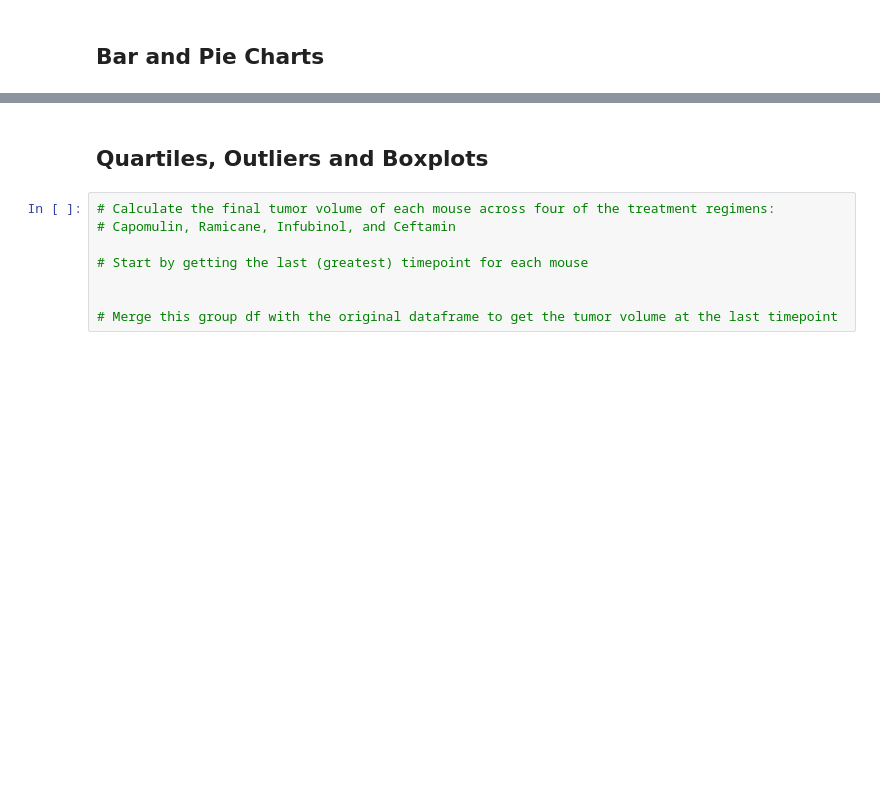
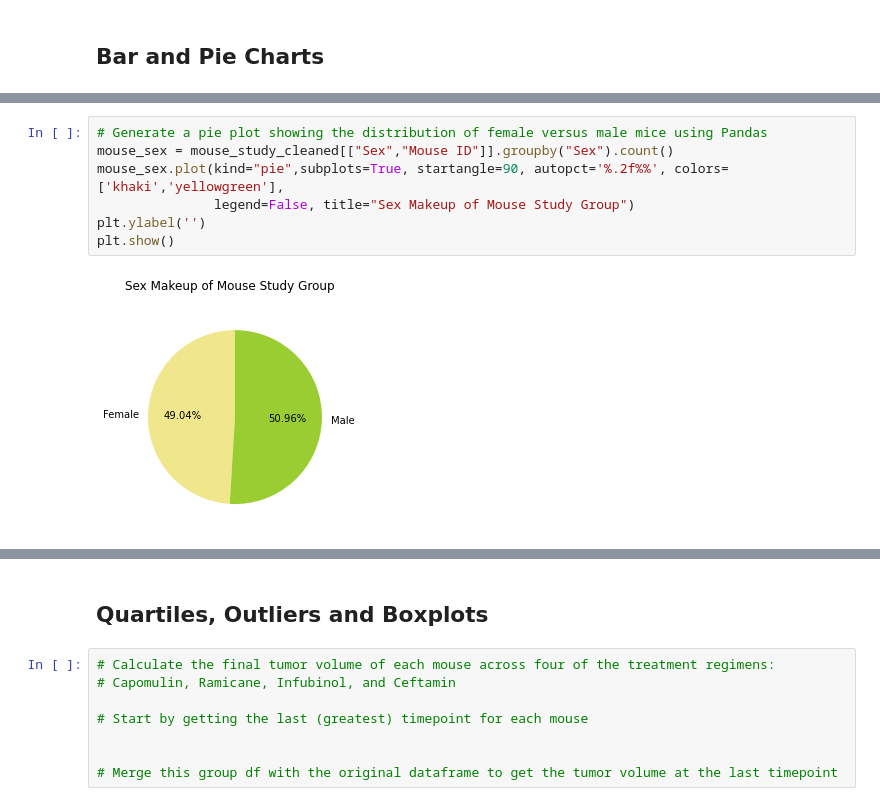
Before and after one commit to anyren/SquamousCellCarcinoma_trials, a Jupyter notebook: Pymaceuticals/pymaceuticals_analysis.ipynb, the cells around one changed output, grey strips where cells are left out. Saved outputs shown, nothing was run; the diff lists cells and outputs as text; blank space fills up the shorter version.

```diff
--- a/Pymaceuticals/pymaceuticals_analysis.ipynb
+++ b/Pymaceuticals/pymaceuticals_analysis.ipynb
@@ -136 +179,10 @@ Summary statistics generated using the aggregation method
+# %%
+# Generate a pie plot showing the distribution of female versus male mice using Pandas
+mouse_sex = mouse_study_cleaned[["Sex","Mouse ID"]].groupby("Sex").count()
+mouse_sex.plot(kind="pie",subplots=True, startangle=90, autopct='%.2f%%', colors=['khaki','yellowgreen'],
+               legend=False, title="Sex Makeup of Mouse Study Group")
+plt.ylabel('')
+plt.show()
+# %% [output]
+[figure, added]
 # %%
```
Also changed, not shown: parts of 10 cells of this notebook.
